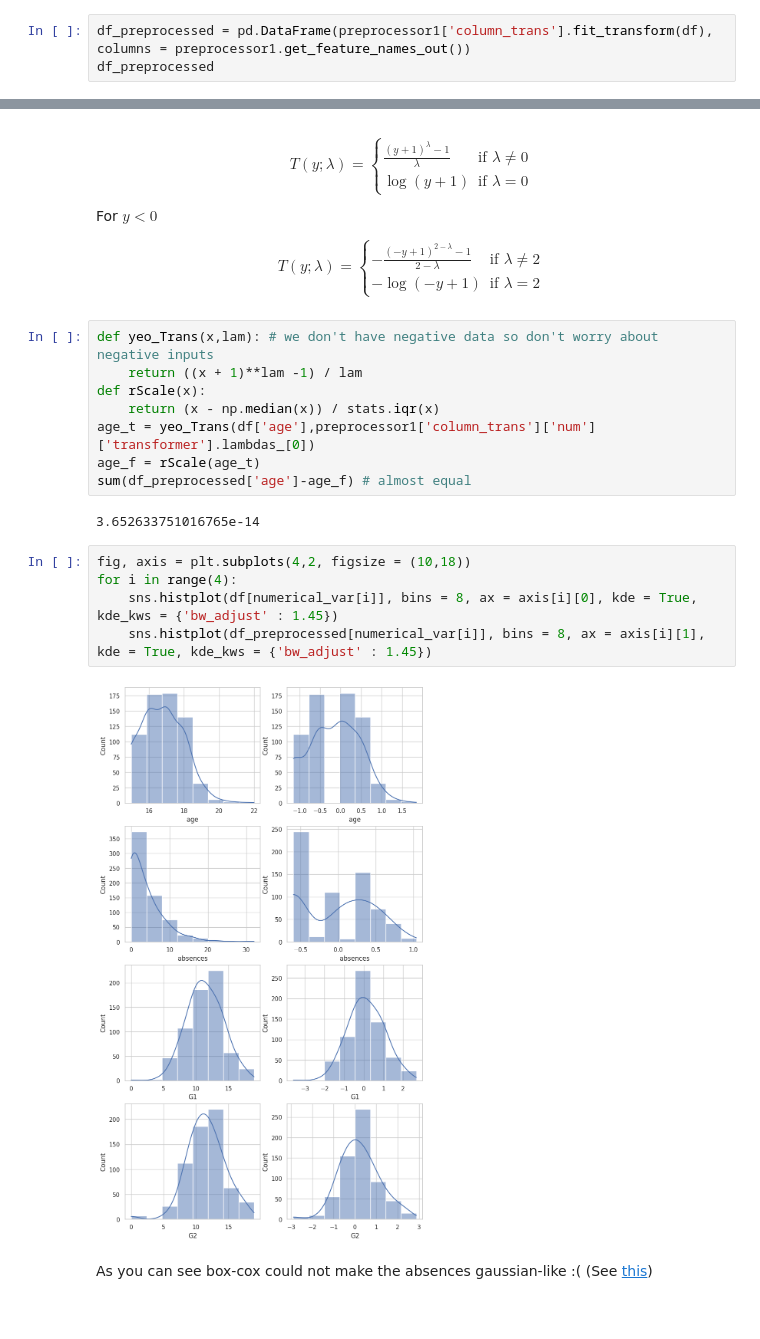
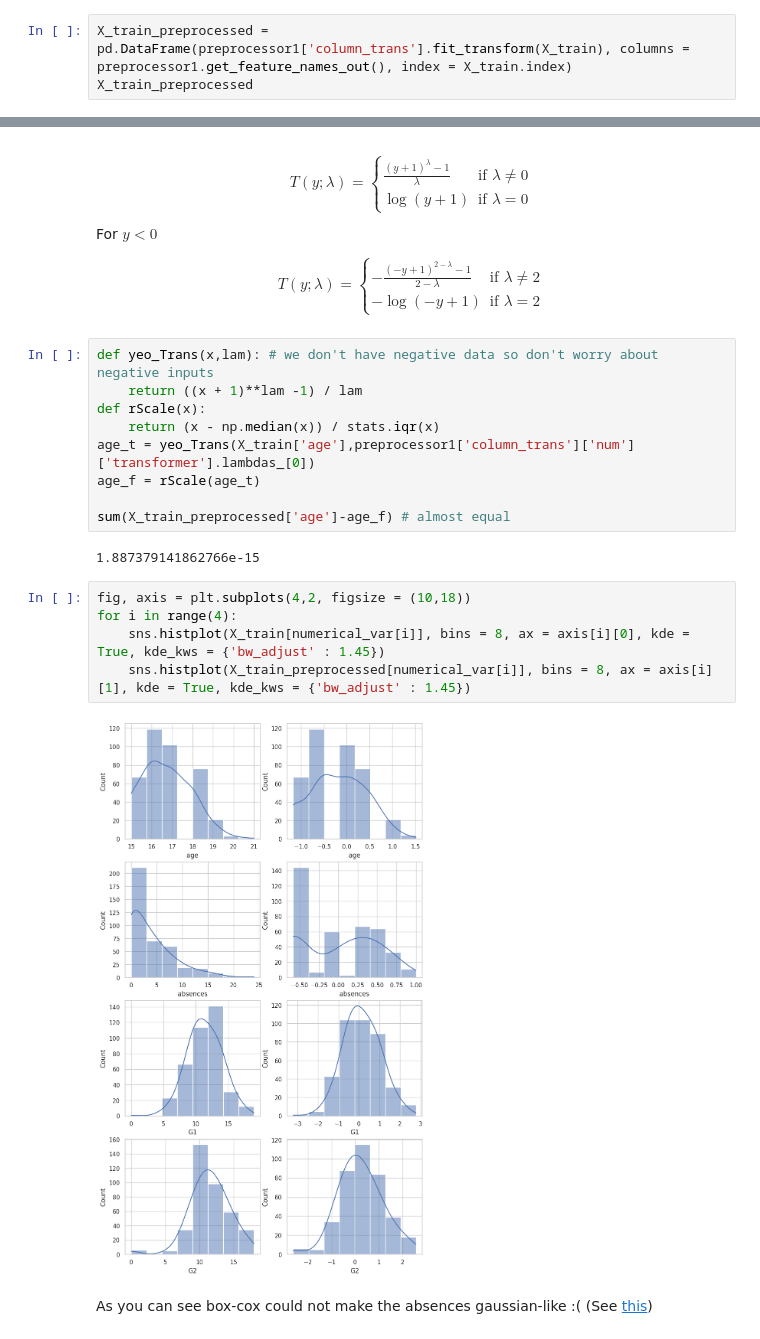
Before and after one commit to akp2003/Machine_Learning_Exercises, a Jupyter notebook: HW1/HW1.ipynb, the cells around one changed output, grey strips where cells are left out. Drawn from its saved outputs; the diff is of its cells as text.

```diff
--- a/HW1/HW1.ipynb
+++ b/HW1/HW1.ipynb
@@ -434,7 +435,7 @@ preprocessor5 = ImbPipeline([
 # %% [markdown]
 Let's test our pipelines.
 # %%
-df_preprocessed = pd.DataFrame(preprocessor1['column_trans'].fit_transform(df), columns = preprocessor1.get_feature_names_out())
-df_preprocessed
+X_train_preprocessed = pd.DataFrame(preprocessor1['column_trans'].fit_transform(X_train), columns = preprocessor1.get_feature_names_out(), index = X_train.index)
+X_train_preprocessed
 # %% [output]
 |  | age | absences | G1 | G2 | school_GP | school_MS | sex_F | sex_M | address_R | address_U | ... |
@@ -483,18 +484,19 @@ def yeo_Trans(x,lam): # we don't have negative data so don't worry about negativ
     return ((x + 1)**lam -1) / lam
 def rScale(x):
     return (x - np.median(x)) / stats.iqr(x)
-age_t = yeo_Trans(df['age'],preprocessor1['column_trans']['num']['transformer'].lambdas_[0])
+age_t = yeo_Trans(X_train['age'],preprocessor1['column_trans']['num']['transformer'].lambdas_[0])
 age_f = rScale(age_t)
-sum(df_preprocessed['age']-age_f) # almost equal
+
+sum(X_train_preprocessed['age']-age_f) # almost equal
 # %% [output]
-3.652633751016765e-14
+1.887379141862766e-15
 # %%
 fig, axis = plt.subplots(4,2, figsize = (10,18))
 for i in range(4):
-    sns.histplot(df[numerical_var[i]], bins = 8, ax = axis[i][0], kde = True, kde_kws = {'bw_adjust' : 1.45})
-    sns.histplot(df_preprocessed[numerical_var[i]], bins = 8, ax = axis[i][1], kde = True, kde_kws = {'bw_adjust' : 1.45})
+    sns.histplot(X_train[numerical_var[i]], bins = 8, ax = axis[i][0], kde = True, kde_kws = {'bw_adjust' : 1.45})
+    sns.histplot(X_train_preprocessed[numerical_var[i]], bins = 8, ax = axis[i][1], kde = True, kde_kws = {'bw_adjust' : 1.45})
 # %% [output]
-[figure, old version]
+[figure, new version]
 # %% [markdown]
 As you can see box-cox could not make the absences gaussian-like :(  (See [this](https://stats.stackexchange.com/questions/581595/box-cox-transform-doesnt-make-data-normal))
 # %%
```
Also changed, not shown: parts of 11 cells of this notebook.
